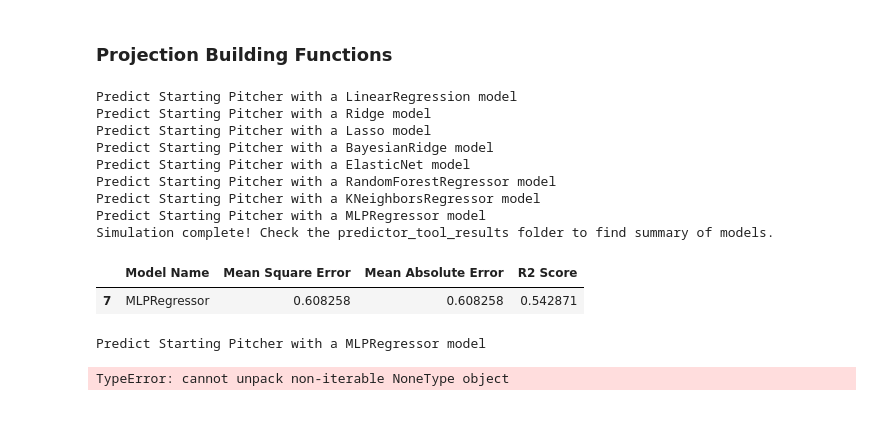
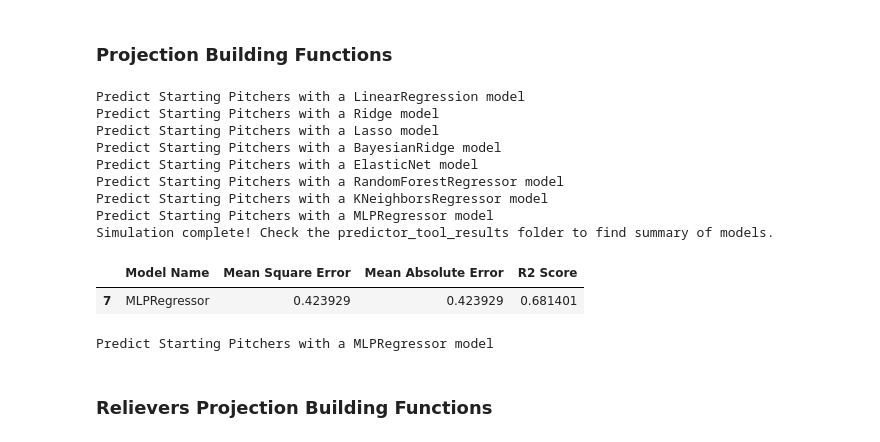
Before and after one commit to mattgilgo/Fantasy_Baseball, a Jupyter notebook: pitcher_models.ipynb, the cells around one changed output. Drawn from its saved outputs; the diff is of its cells as text; code cells hidden in the pictures.

Commit message:
starter and relief pitcher projections fully function. Draft aid creation next

```diff
--- a/pitcher_models.ipynb
+++ b/pitcher_models.ipynb
@@ -149,7 +149,14 @@ def predict_starting_pitchers(model_obj, year_to_project, train_dataset, test_da
     train_dataset['Sum_of_ERA_WHIP'] = train_dataset['ERA_x'] + train_dataset['WHIP']
     test_dataset['Sum_of_ERA_WHIP'] = test_dataset['ERA_x'] + test_dataset['WHIP']
 
-    chosen_cols = ['K/9_x','BB/9_x','HR/9_x','BABIP_x','LOB%_x','GB%_x','HR/FB_x','vFA (pi)','FIP_x','xFIP_x','CG','ShO','BS','K%','BB%','K-BB%','AVG',	'FIP-', 'xFIP-', 'E-F',	'BABIP', 'GB/FB', 'LD%','FB%_x','IFFB%','RS/9','Pull%','Cent%','Oppo%','Soft%','Med%','Hard%','O-Swing%','Z-Swing%','Swing%','O-Contact%','Z-Contact%','Contact%','Zone%','F-Strike%','SwStr%','CStr%','CSW%','FBv','SL%','SLv','CT%','CTv','CB%','CBv','CH%','CHv','SF%','SFv','KN%','KNv','XX%','wFB','wSL','wCT','wCB','wCH','wSF','wKN','wFB/C','wSL/C','wCT/C','wCB/C','wCH/C','wSF/C','wKN/C', 'W_x', 'SO', 'Sum_of_ERA_WHIP']
+    chosen_cols = ['K/9_x','BB/9_x','HR/9_x','BABIP_x','LOB%_x','GB%_x','HR/FB_x','vFA (pi)',
+                   'FIP_x','xFIP_x','CG','ShO','BS','K%','BB%','K-BB%','AVG',	'FIP-', 'xFIP-',
+                   'E-F',	'BABIP', 'GB/FB', 'LD%','FB%_x','IFFB%','RS/9','Pull%','Cent%','Oppo%',
+                   'Soft%','Med%','Hard%','O-Swing%','Z-Swing%','Swing%','O-Contact%','Z-Contact%',
+                   'Contact%','Zone%','F-Strike%','SwStr%','CStr%','CSW%','FBv','SL%','SLv','CT%',
+                   'CTv','CB%','CBv','CH%','CHv','SF%','SFv','KN%','KNv','XX%','wFB','wSL','wCT',
+                   'wCB','wCH','wSF','wKN','wFB/C','wSL/C','wCT/C','wCB/C','wCH/C','wSF/C','wKN/C',
+                   'W_x', 'SO', 'Sum_of_ERA_WHIP']
 
     train_data_chosen_cols = train_dataset[chosen_cols]
     test_data_chosen_cols = test_dataset[chosen_cols]
@@ -181,7 +188,7 @@ def predict_starting_pitchers(model_obj, year_to_project, train_dataset, test_da
         # ML Model using using fit and predict QB Fantasy Points
         model = model_obj
         model_name = type(model).__name__
-        print('Predict Starting Pitcher with a '+ model_name + ' model')
+        print('Predict Starting Pitchers with a '+ model_name + ' model')
         if (model_name == 'LinearRegression') or (model_name == 'Ridge'):
             model = model.fit(train_data_x_scaled,train_data_y)
         else:
@@ -209,12 +216,13 @@ def predict_starting_pitchers(model_obj, year_to_project, train_dataset, test_da
         actuals_col_name  = 'Actual_'+target
         if (model_name == 'LinearRegression') or (model_name == 'Ridge'):
             #player_point_proj = pd.DataFrame({'Age': test_data_x['Age'], 'SLG': test_data_x['SLG'], proj_col_name: y_preds[:,0], actuals_col_name: test_data_y[target]})
-            player_point_proj = pd.DataFrame({'K/9_x': test_data_x['K/9_x'], 'LOB%_x': test_data_x['LOB%_x'], proj_col_name: y_preds, actuals_col_name: test_data_y})
+            player_point_proj = pd.DataFrame({'K/9_x': test_data_x['K/9_x'], 'BABIP': test_data_x['BABIP'], proj_col_name: y_preds, actuals_col_name: test_data_y})
         else:
-            player_point_proj = pd.DataFrame({'K/9_x': test_data_x['K/9_x'], 'LOB%_x': test_data_x['LOB%_x'], proj_col_name: y_preds, actuals_col_name: test_data_y})
+            player_point_proj = pd.DataFrame({'K/9_x': test_data_x['K/9_x'], 'BABIP': test_data_x['BABIP'], proj_col_name: y_preds, actuals_col_name: test_data_y})
         # Merge player names and info back in
         #player_point_proj_wnames = player_point_proj.merge(master_df[['Player', 'Age', 'Position', 'Year', join_column, 'Fantasy_PPR']], how='inner', left_on=['Age', join_column, 'Actual_Points'], right_on=['Age', join_column, 'Fantasy_PPR'])
-        player_point_proj_wnames = player_point_proj.merge(test_dataset[['Name', 'K/9_x', 'LOB%_x', target]], how='inner', left_on=['K/9_x', 'LOB%_x'], right_on=['K/9_x', 'LOB%_x'])
+
+        player_point_proj_wnames = player_point_proj.merge(test_dataset[['Name', 'K/9_x', 'BABIP', target]], how='inner', on=['K/9_x', 'BABIP'])
         player_point_proj_wnames = player_point_proj_wnames.drop(columns=[target])
 
         # Calculate Model vs Actual Delta
@@ -223,7 +231,6 @@ def predict_starting_pitchers(model_obj, year_to_project, train_dataset, test_da
         # Prep Dataframe for csv output
         player_point_proj_wnames = player_point_proj_wnames.sort_values(by=proj_col_name, ascending=False)
         player_point_proj_wnames = player_point_proj_wnames[['Name', 'K/9_x', proj_col_name, actuals_col_name, 'Model_v_Actual_Delta']]
-
         # Save dataframes
         if year_to_project == 2023:
             import time
@@ -232,7 +239,9 @@ def predict_starting_pitchers(model_obj, year_to_project, train_dataset, test_da
             adp = pd.read_csv('data/FantasyPros_2023_Overall_MLB_ADP_Rankings.csv')
             adp = adp.rename({'Player': 'Name'}, axis=1)
             df_w_adp = df.merge(adp, how='left', on='Name')
-            df_w_adp = df_w_adp[['Name',proj_col_name, actuals_col_name]]
+            df_w_adp = df_w_adp.rename({'AVG': 'ADP'}, axis=1)
+            df_w_adp = df_w_adp[['Name',proj_col_name, actuals_col_name,'ADP']]
+            df_w_adp = df_w_adp.sort_values(by=proj_col_name)
             df_w_adp = df_w_adp.drop_duplicates()
             #filename = 'projections/'+str(position)+'/'+str(model_name)+'2022_projections_'+timestr+'.csv'
             filename = 'projections/pitchers/starters/'+str(model_name)+'2023_projections_'+timestr+'.csv'
@@ -294,27 +303,28 @@ models_list = [LinearRegression(), Ridge(), Lasso(), BayesianRidge(), ElasticNet
 train_dataset_2022 = pd.read_csv('data/fangraphs/pitchers/starters/pitchers_sp_19_21.csv')
 test_dataset_2022 = pd.read_csv('data/fangraphs/pitchers/starters/pitchers_sp_22.csv')
 
-top_models = fantasy_points_predictor(models_list, 2022, train_dataset_2022, test_dataset_2022)
+top_sp_models = fantasy_points_predictor(models_list, 2022, train_dataset_2022, test_dataset_2022)
 # %% [output]
-Predict Starting Pitcher with a LinearRegression model
-Predict Starting Pitcher with a Ridge model
-Predict Starting Pitcher with a Lasso model
-Predict Starting Pitcher with a BayesianRidge model
-Predict Starting Pitcher with a ElasticNet model
-Predict Starting Pitcher with a RandomForestRegressor model
-Predict Starting Pitcher with a KNeighborsRegressor model
-Predict Starting Pitcher with a MLPRegressor model
+Predict Starting Pitchers with a LinearRegression model
+Predict Starting Pitchers with a Ridge model
+Predict Starting Pitchers with a Lasso model
+Predict Starting Pitchers with a BayesianRidge model
+Predict Starting Pitchers with a ElasticNet model
+Predict Starting Pitchers with a RandomForestRegressor model
+Predict Starting Pitchers with a KNeighborsRegressor model
+Predict Starting Pitchers with a MLPRegressor model
 Simulation complete! Check the predictor_tool_results folder to find summary of models.
-# %%
-top_models
-# %% [output]
-|  | Model Name | Mean Square Error | Mean Absolute Error | R2 Score |
-| 7 | MLPRegressor | 0.608258 | 0.608258 | 0.542871 |
+# %%
+top_sp_models
+# %% [output]
+|  | Model Name | Mean Square Error | Mean Absolute Error | R2 Score |
+| 7 | MLPRegressor | 0.423929 | 0.423929 | 0.681401 |
 # %%
 train_dataset = pd.read_csv('data/fangraphs/pitchers/starters/pitchers_sp_19_21.csv')
 test_dataset = pd.read_csv('data/fangraphs/pitchers/starters/pitchers_sp_20_22.csv')
 
-fantasy_points_predictor([MLPRegressor(max_iter=10000)], 2023, train_dataset, test_dataset)
+predict_starting_pitchers(MLPRegressor(max_iter=1000), 2023, train_dataset, test_dataset)
 # %% [output]
-Predict Starting Pitcher with a MLPRegressor model
+Predict Starting Pitchers with a MLPRegressor model
-TypeError: cannot unpack non-iterable NoneType object
+# %% [markdown]
+### Relievers Projection Building Functions
```
Also changed, not shown: parts of 8 cells of this notebook.
